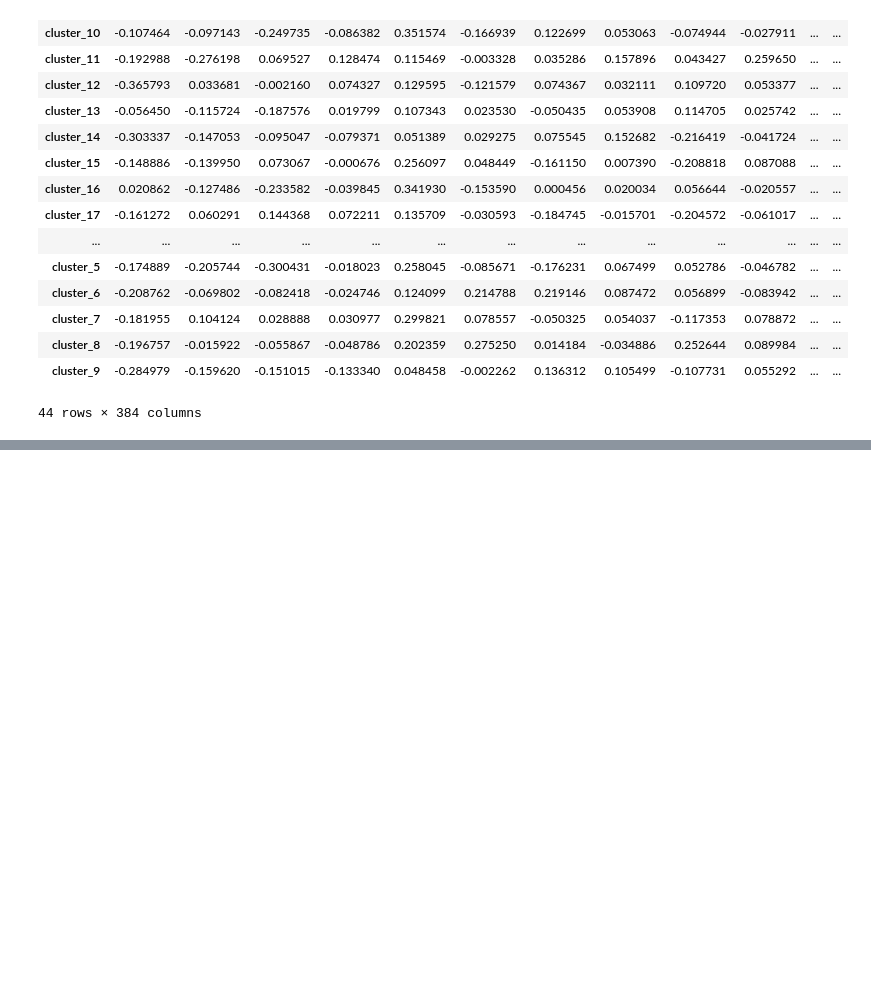
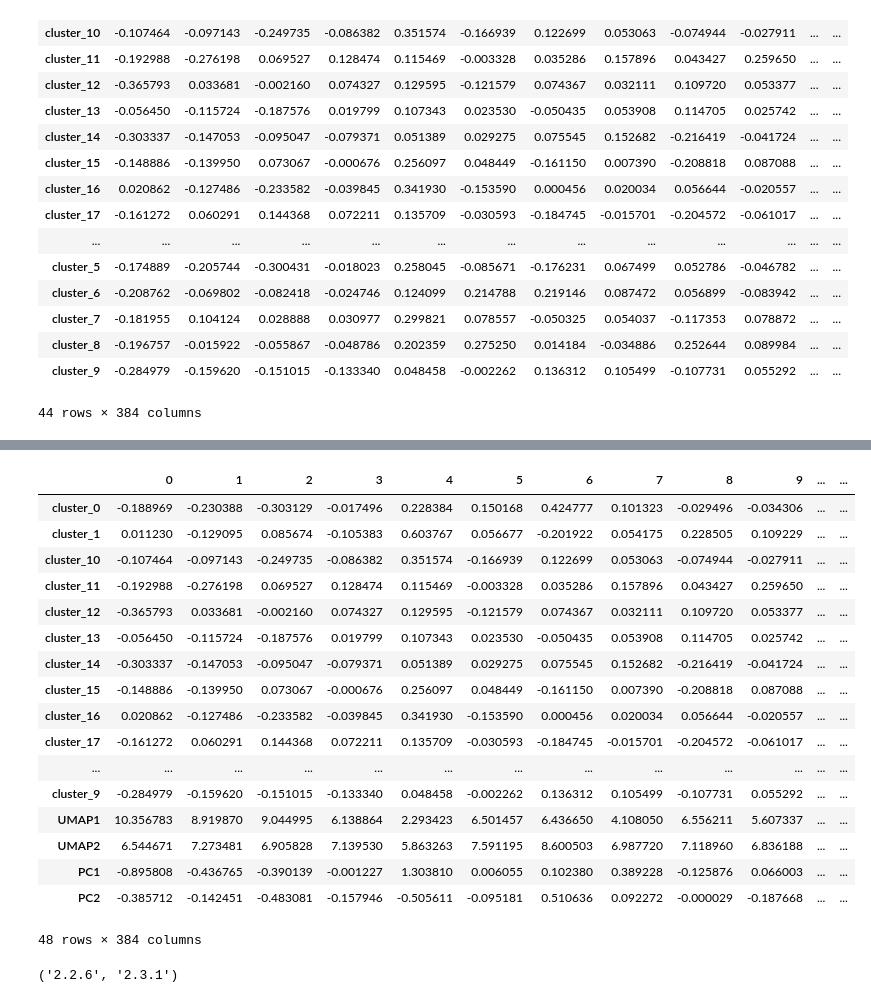
Before and after one commit to tavjo/MDC-Challenge-2025, a Jupyter notebook: notebooks/dataset_clustering.ipynb, the cells around one changed output, grey strips where cells are left out. Saved outputs shown, nothing was run; the diff lists cells and outputs as text; code cells hidden in the pictures; blank space fills up the shorter version.

```diff
--- a/notebooks/dataset_clustering.ipynb
+++ b/notebooks/dataset_clustering.ipynb
@@ -355,3 +355,8 @@ prototypes
 | cluster_8 | -0.196757 | -0.015922 | -0.055867 | -0.048786 | 0.202359 | 0.275250 | 0.014184 | -0.034886 | 0.252644 | 0.089984 | ... | ... |
 | cluster_9 | -0.284979 | -0.159620 | -0.151015 | -0.133340 | 0.048458 | -0.002262 | 0.136312 | 0.105499 | -0.107731 | 0.055292 | ... | ... |
 44 rows × 384 columns
+# %%
+with open("../artifacts/models_20250814_1652/feature_decomposition.pkl", "rb") as f:
+    feats = pickle.load(f)
+
+feats
@@ -357,0 +377,26 @@ prototypes
+# %%
+# rename columns to [UMAP1, UMAP2, PC1, PC2]
+feats.columns = ["UMAP1", "UMAP2", "PC1", "PC2"]
+# %%
+# merge
+prot = pd.concat([prototypes, feats.T])
+prot
+# %% [output]
+|  | 0 | 1 | 2 | 3 | 4 | 5 | 6 | 7 | 8 | 9 | ... | ... |
+| cluster_0 | -0.188969 | -0.230388 | -0.303129 | -0.017496 | 0.228384 | 0.150168 | 0.424777 | 0.101323 | -0.029496 | -0.034306 | ... | ... |
+| cluster_1 | 0.011230 | -0.129095 | 0.085674 | -0.105383 | 0.603767 | 0.056677 | -0.201922 | 0.054175 | 0.228505 | 0.109229 | ... | ... |
+| cluster_10 | -0.107464 | -0.097143 | -0.249735 | -0.086382 | 0.351574 | -0.166939 | 0.122699 | 0.053063 | -0.074944 | -0.027911 | ... | ... |
+| cluster_11 | -0.192988 | -0.276198 | 0.069527 | 0.128474 | 0.115469 | -0.003328 | 0.035286 | 0.157896 | 0.043427 | 0.259650 | ... | ... |
+| cluster_12 | -0.365793 | 0.033681 | -0.002160 | 0.074327 | 0.129595 | -0.121579 | 0.074367 | 0.032111 | 0.109720 | 0.053377 | ... | ... |
+| cluster_13 | -0.056450 | -0.115724 | -0.187576 | 0.019799 | 0.107343 | 0.023530 | -0.050435 | 0.053908 | 0.114705 | 0.025742 | ... | ... |
+| cluster_14 | -0.303337 | -0.147053 | -0.095047 | -0.079371 | 0.051389 | 0.029275 | 0.075545 | 0.152682 | -0.216419 | -0.041724 | ... | ... |
+| cluster_15 | -0.148886 | -0.139950 | 0.073067 | -0.000676 | 0.256097 | 0.048449 | -0.161150 | 0.007390 | -0.208818 | 0.087088 | ... | ... |
+| cluster_16 | 0.020862 | -0.127486 | -0.233582 | -0.039845 | 0.341930 | -0.153590 | 0.000456 | 0.020034 | 0.056644 | -0.020557 | ... | ... |
+| cluster_17 | -0.161272 | 0.060291 | 0.144368 | 0.072211 | 0.135709 | -0.030593 | -0.184745 | -0.015701 | -0.204572 | -0.061017 | ... | ... |
+| ... | ... | ... | ... | ... | ... | ... | ... | ... | ... | ... | ... | ... |
+| cluster_9 | -0.284979 | -0.159620 | -0.151015 | -0.133340 | 0.048458 | -0.002262 | 0.136312 | 0.105499 | -0.107731 | 0.055292 | ... | ... |
+| UMAP1 | 10.356783 | 8.919870 | 9.044995 | 6.138864 | 2.293423 | 6.501457 | 6.436650 | 4.108050 | 6.556211 | 5.607337 | ... | ... |
+| UMAP2 | 6.544671 | 7.273481 | 6.905828 | 7.139530 | 5.863263 | 7.591195 | 8.600503 | 6.987720 | 7.118960 | 6.836188 | ... | ... |
+| PC1 | -0.895808 | -0.436765 | -0.390139 | -0.001227 | 1.303810 | 0.006055 | 0.102380 | 0.389228 | -0.125876 | 0.066003 | ... | ... |
+| PC2 | -0.385712 | -0.142451 | -0.483081 | -0.157946 | -0.505611 | -0.095181 | 0.510636 | 0.092272 | -0.000029 | -0.187668 | ... | ... |
+48 rows × 384 columns
@@ -357,0 +408,5 @@ prototypes
+# %%
+import numpy as np, pandas as pd
+np.__version__, pd.__version__
+# %% [output]
+('2.2.6', '2.3.1')
```
Also changed, not shown: parts of 2 cells of this notebook, 51 other files.
